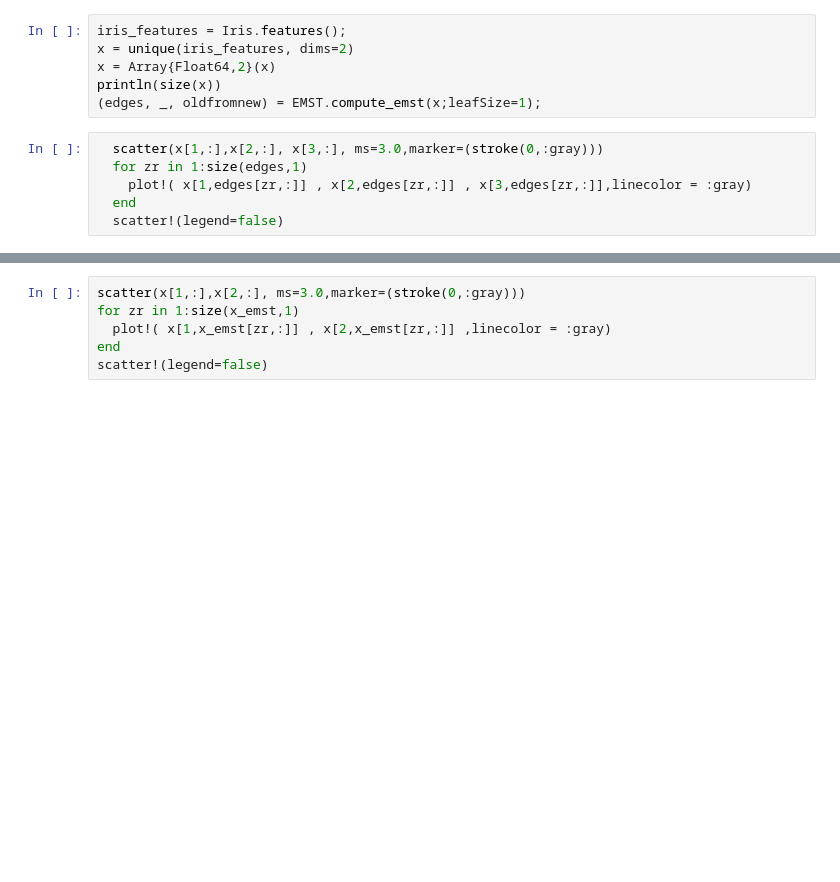
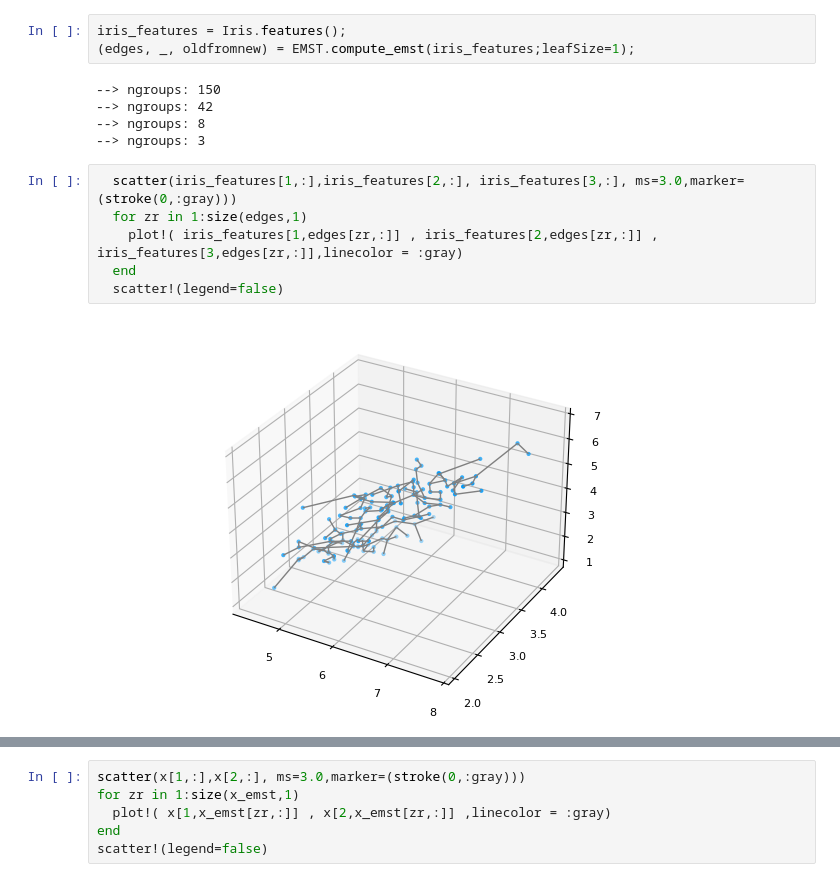
Before and after one commit to cprimel/EMST.jl, a Jupyter notebook: examples/examples.ipynb, the cells around one changed output, grey strips where cells are left out. Drawn from its saved outputs; the diff is of its cells as text; blank space fills up the shorter version.

```diff
--- a/examples/examples.ipynb
+++ b/examples/examples.ipynb
@@ -7,15 +7,19 @@ pyplot();
 # %%
 iris_features = Iris.features();
-x = unique(iris_features, dims=2)
-x = Array{Float64,2}(x)
-println(size(x))
-(edges, _, oldfromnew) = EMST.compute_emst(x;leafSize=1);
+(edges, _, oldfromnew) = EMST.compute_emst(iris_features;leafSize=1);
+# %% [output]
+--> ngroups: 150
+--> ngroups: 42
+--> ngroups: 8
+--> ngroups: 3
 # %%
-  scatter(x[1,:],x[2,:], x[3,:], ms=3.0,marker=(stroke(0,:gray)))
+  scatter(iris_features[1,:],iris_features[2,:], iris_features[3,:], ms=3.0,marker=(stroke(0,:gray)))
   for zr in 1:size(edges,1)
-    plot!( x[1,edges[zr,:]] , x[2,edges[zr,:]] , x[3,edges[zr,:]],linecolor = :gray)
+    plot!( iris_features[1,edges[zr,:]] , iris_features[2,edges[zr,:]] , iris_features[3,edges[zr,:]],linecolor = :gray)
   end
   scatter!(legend=false)
+# %% [output]
+[figure, added]
 # %%
 x = Array{Float64,2}(undef, 2, 8)
 
```
Also changed, not shown: parts of 2 cells of this notebook, 2 other files.
